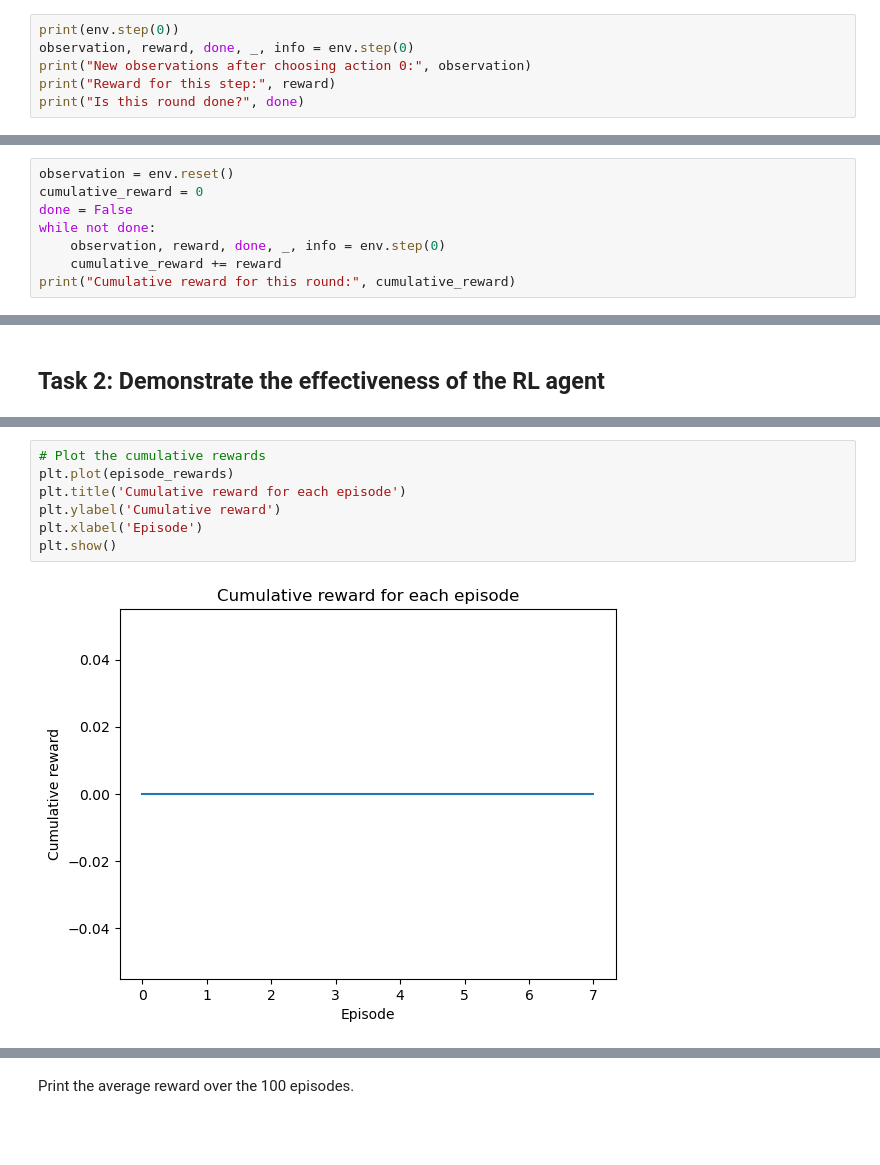
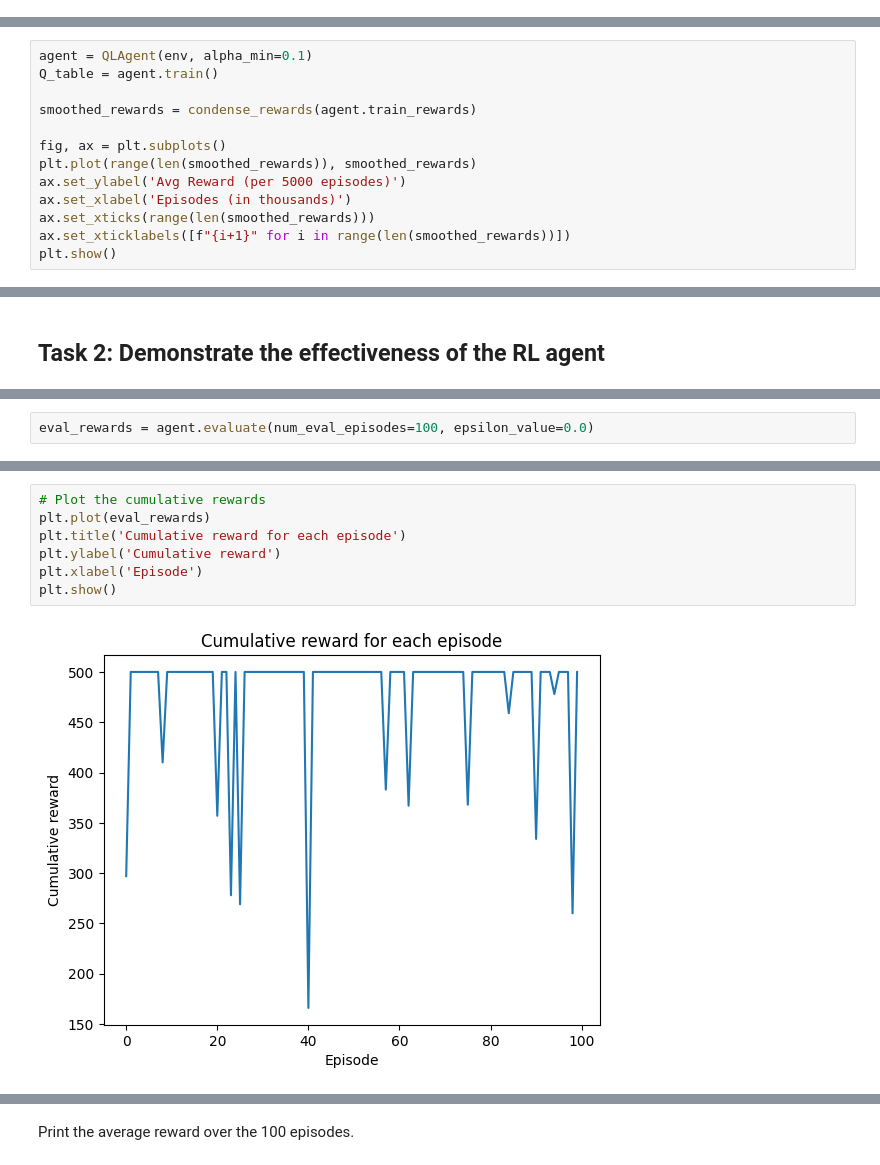
Before and after one commit to TayYuanGeng/SC3000, a Jupyter notebook: Lab 1.ipynb, the cells around one changed output, grey strips where cells are left out. Saved outputs shown, nothing was run; the diff lists cells and outputs as text; blank space fills up the shorter version.

Commit message:
Done till Fine Tuning of Q-Learning Agent

```diff
--- a/Lab 1.ipynb
+++ b/Lab 1.ipynb
@@ -83,6 +83,0 @@ For the CartPole environment, there are two possible actions: 0 for pushing to t
-# %%
-print(env.step(0))
-observation, reward, done, _, info = env.step(0)
-print("New observations after choosing action 0:", observation)
-print("Reward for this step:", reward)
-print("Is this round done?", done)
@@ -96,8 +83,0 @@ Now we can play a full round of the game using a naive strategy (always choosing
-# %%
-observation = env.reset()
-cumulative_reward = 0
-done = False
-while not done:
-    observation, reward, done, _, info = env.step(0)
-    cumulative_reward += reward
-print("Cumulative reward for this round:", cumulative_reward)
@@ -158,0 +239,13 @@ For Task 1, we can show the observation and chosen action below:
+# %%
+agent = QLAgent(env, alpha_min=0.1)
+Q_table = agent.train()
+
+smoothed_rewards = condense_rewards(agent.train_rewards)
+
+fig, ax = plt.subplots()
+plt.plot(range(len(smoothed_rewards)), smoothed_rewards)
+ax.set_ylabel('Avg Reward (per 5000 episodes)')
+ax.set_xlabel('Episodes (in thousands)')
+ax.set_xticks(range(len(smoothed_rewards)))
+ax.set_xticklabels([f"{i+1}" for i in range(len(smoothed_rewards))])
+plt.show()
@@ -162,0 +258,2 @@ For this task, use the agent developed in Task 1 to play the game for 100 episod
+# %%
+eval_rewards = agent.evaluate(num_eval_episodes=100, epsilon_value=0.0)
@@ -163,9 +278,9 @@ For this task, use the agent developed in Task 1 to play the game for 100 episod
 # %%
 # Plot the cumulative rewards
-plt.plot(episode_rewards)
+plt.plot(eval_rewards)
 plt.title('Cumulative reward for each episode')
 plt.ylabel('Cumulative reward')
 plt.xlabel('Episode')
 plt.show()
 # %% [output]
-[figure, old version]
+[figure, new version]
```
Also changed, not shown: parts of 32 cells of this notebook.
